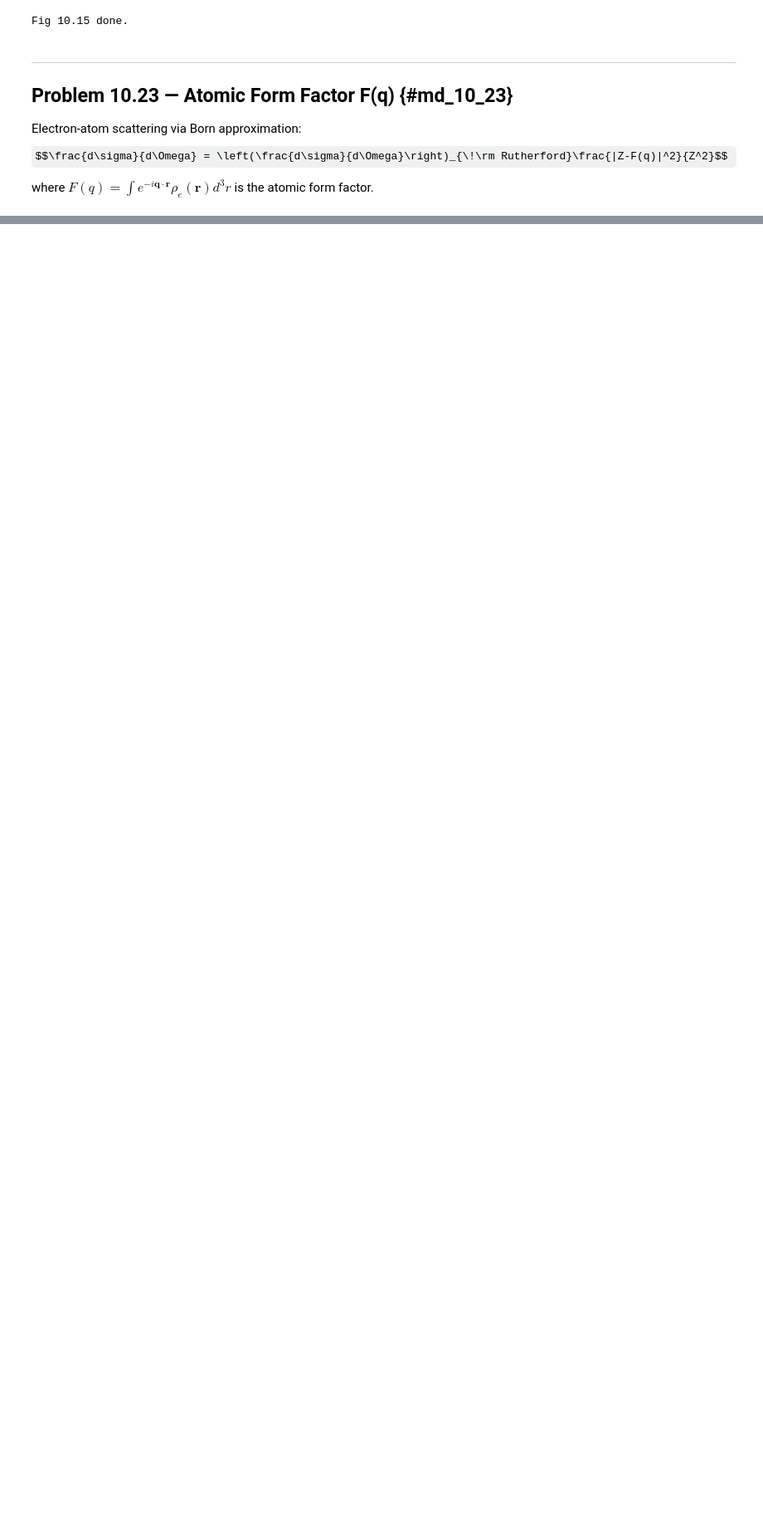
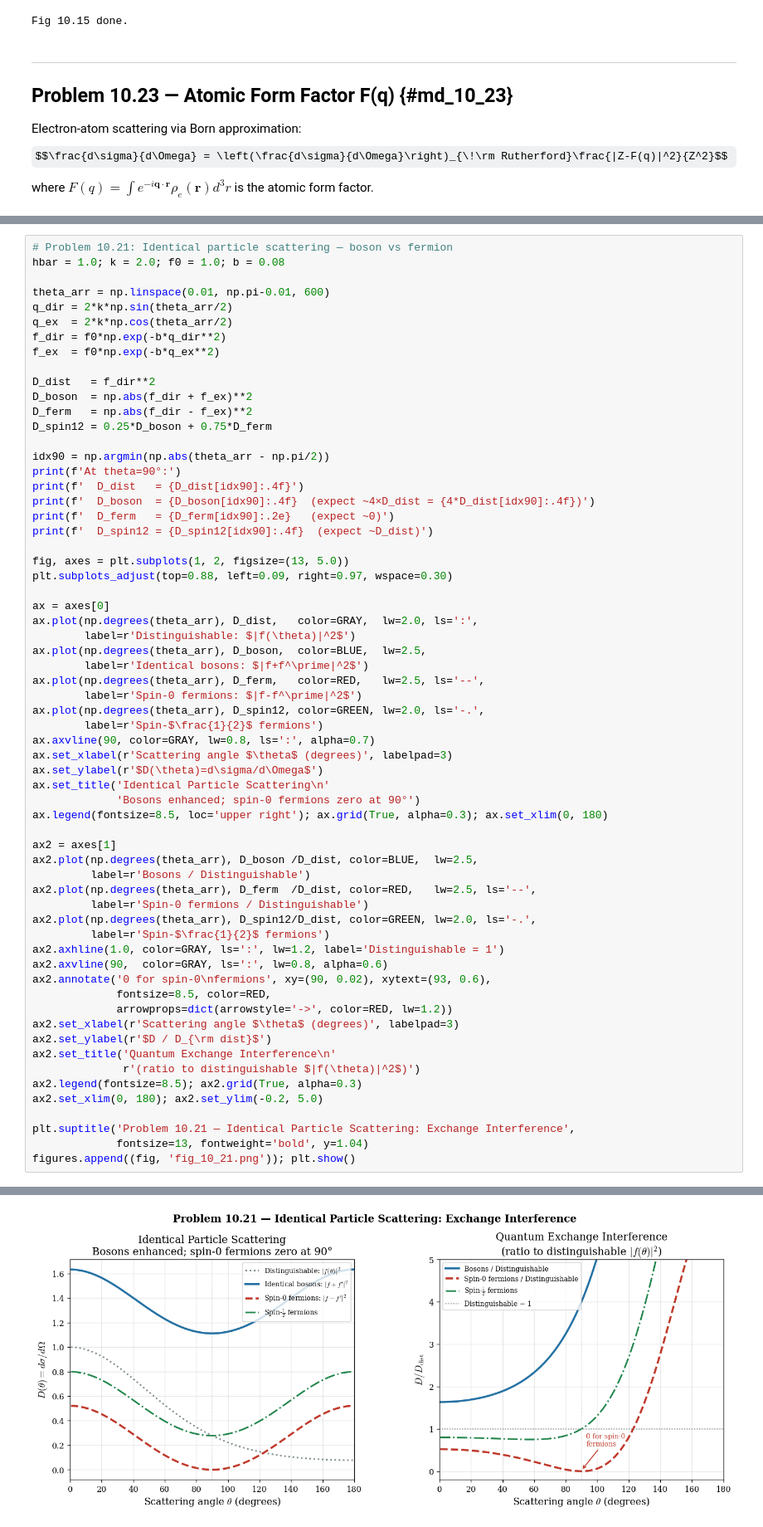
Before and after one commit to SeoulTechPSE/introduction_to_quantum_mechanics, a Jupyter notebook: ch10_visualizations.ipynb, the cells around one changed output, grey strips where cells are left out. Shown at 83% size. Drawn from its saved outputs; the diff is of its cells as text; some formulas as TeX source; blank space fills up the shorter version.

```diff
--- a/ch10_visualizations.ipynb
+++ b/ch10_visualizations.ipynb
@@ -346,0 +497,64 @@ Fig 10.23 done.
+# %%
+# Problem 10.21: Identical particle scattering — boson vs fermion
+hbar = 1.0; k = 2.0; f0 = 1.0; b = 0.08
+
+theta_arr = np.linspace(0.01, np.pi-0.01, 600)
+q_dir = 2*k*np.sin(theta_arr/2)
+q_ex  = 2*k*np.cos(theta_arr/2)
+f_dir = f0*np.exp(-b*q_dir**2)
+f_ex  = f0*np.exp(-b*q_ex**2)
+
+D_dist   = f_dir**2
+D_boson  = np.abs(f_dir + f_ex)**2
+D_ferm   = np.abs(f_dir - f_ex)**2
+D_spin12 = 0.25*D_boson + 0.75*D_ferm
+
+idx90 = np.argmin(np.abs(theta_arr - np.pi/2))
+print(f'At theta=90°:')
+print(f'  D_dist   = {D_dist[idx90]:.4f}')
+print(f'  D_boson  = {D_boson[idx90]:.4f}  (expect ~4×D_dist = {4*D_dist[idx90]:.4f})')
+print(f'  D_ferm   = {D_ferm[idx90]:.2e}   (expect ~0)')
+print(f'  D_spin12 = {D_spin12[idx90]:.4f}  (expect ~D_dist)')
+
+fig, axes = plt.subplots(1, 2, figsize=(13, 5.0))
+plt.subplots_adjust(top=0.88, left=0.09, right=0.97, wspace=0.30)
+
+ax = axes[0]
+ax.plot(np.degrees(theta_arr), D_dist,   color=GRAY,  lw=2.0, ls=':',
+        label=r'Distinguishable: $|f(\theta)|^2$')
+ax.plot(np.degrees(theta_arr), D_boson,  color=BLUE,  lw=2.5,
+        label=r'Identical bosons: $|f+f^\prime|^2$')
+ax.plot(np.degrees(theta_arr), D_ferm,   color=RED,   lw=2.5, ls='--',
+        label=r'Spin-0 fermions: $|f-f^\prime|^2$')
+ax.plot(np.degrees(theta_arr), D_spin12, color=GREEN, lw=2.0, ls='-.',
+        label=r'Spin-$\frac{1}{2}$ fermions')
+ax.axvline(90, color=GRAY, lw=0.8, ls=':', alpha=0.7)
+ax.set_xlabel(r'Scattering angle $\theta$ (degrees)', labelpad=3)
+ax.set_ylabel(r'$D(\theta)=d\sigma/d\Omega$')
+ax.set_title('Identical Particle Scattering\n'
+             'Bosons enhanced; spin-0 fermions zero at 90°')
+ax.legend(fontsize=8.5, loc='upper right'); ax.grid(True, alpha=0.3); ax.set_xlim(0, 180)
+
+ax2 = axes[1]
+ax2.plot(np.degrees(theta_arr), D_boson /D_dist, color=BLUE,  lw=2.5,
+         label=r'Bosons / Distinguishable')
+ax2.plot(np.degrees(theta_arr), D_ferm  /D_dist, color=RED,   lw=2.5, ls='--',
+         label=r'Spin-0 fermions / Distinguishable')
+ax2.plot(np.degrees(theta_arr), D_spin12/D_dist, color=GREEN, lw=2.0, ls='-.',
+         label=r'Spin-$\frac{1}{2}$ fermions')
+ax2.axhline(1.0, color=GRAY, ls=':', lw=1.2, label='Distinguishable = 1')
+ax2.axvline(90,  color=GRAY, ls=':', lw=0.8, alpha=0.6)
+ax2.annotate('0 for spin-0\nfermions', xy=(90, 0.02), xytext=(93, 0.6),
+             fontsize=8.5, color=RED,
+             arrowprops=dict(arrowstyle='->', color=RED, lw=1.2))
+ax2.set_xlabel(r'Scattering angle $\theta$ (degrees)', labelpad=3)
+ax2.set_ylabel(r'$D / D_{\rm dist}$')
+ax2.set_title('Quantum Exchange Interference\n'
+              r'(ratio to distinguishable $|f(\theta)|^2$)')
+ax2.legend(fontsize=8.5); ax2.grid(True, alpha=0.3)
+ax2.set_xlim(0, 180); ax2.set_ylim(-0.2, 5.0)
+
+plt.suptitle('Problem 10.21 — Identical Particle Scattering: Exchange Interference',
+             fontsize=13, fontweight='bold', y=1.04)
+figures.append((fig, 'fig_10_21.png')); plt.show()
+# %% [output]
@@ -347,3 +566,4 @@ Fig 10.23 done.
+[figure, added]
 # %%
 # ── Download all figures ────────────────────────────────────────
 import os, zipfile
```
Also changed, not shown: parts of 9 cells of this notebook.
